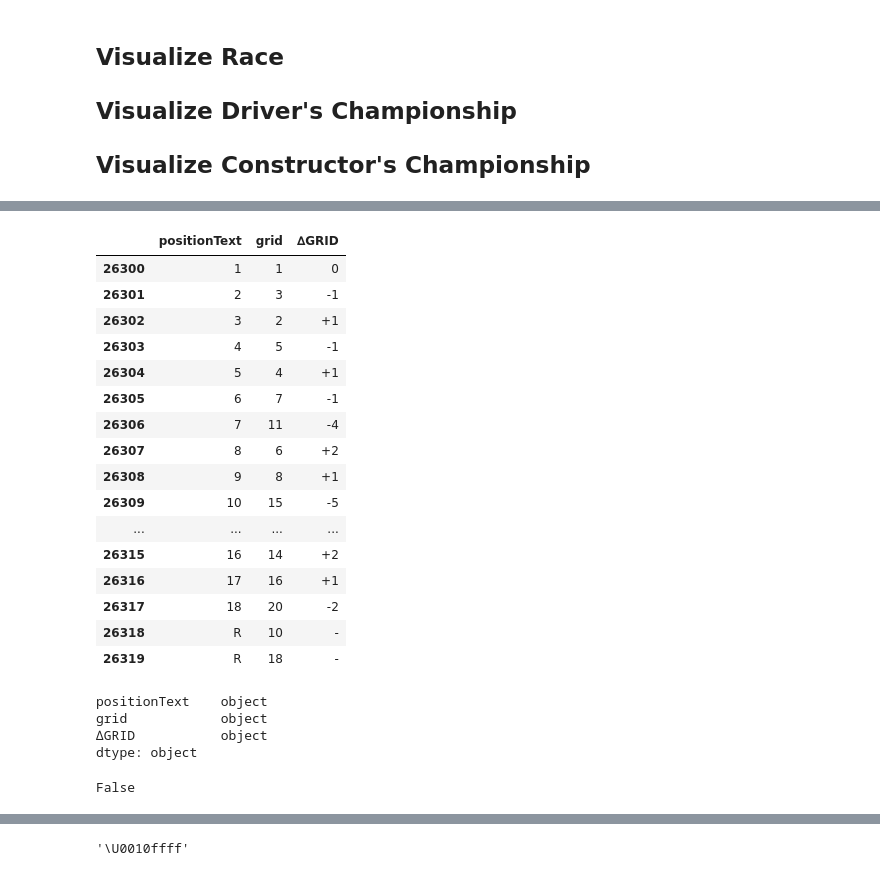
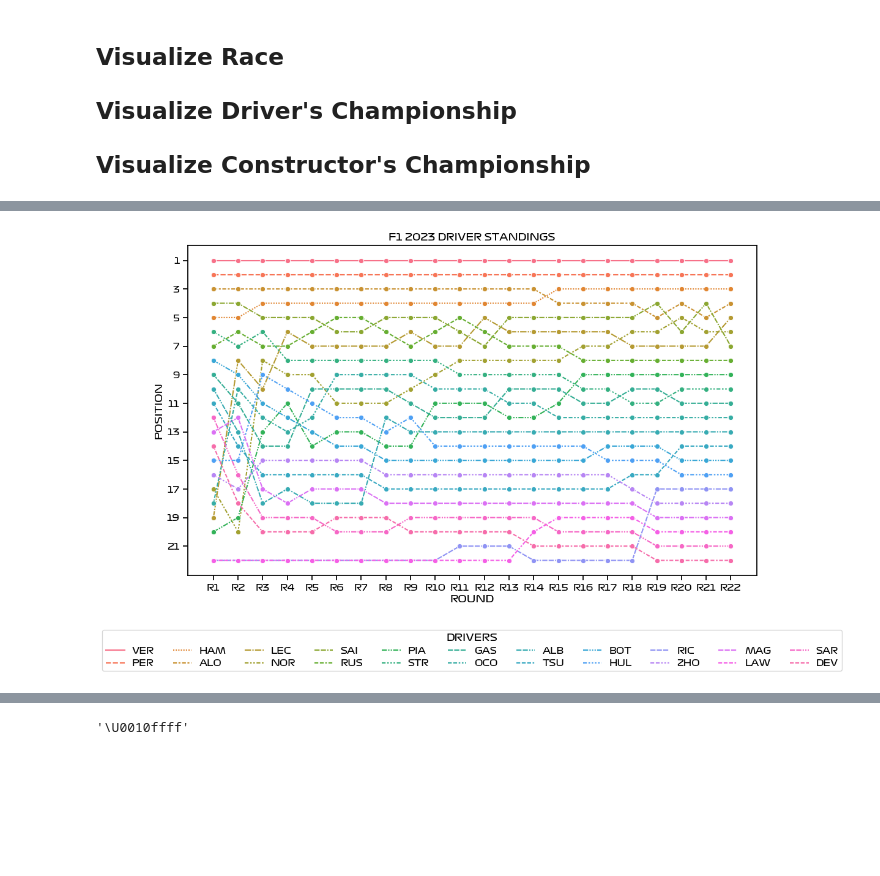
Before and after one commit to yooseungkim/FormulaOne, a Jupyter notebook: formula_one.ipynb, the cells around one changed output, grey strips where cells are left out. Drawn from its saved outputs; the diff is of its cells as text; code cells hidden in the pictures; blank space fills up the shorter version.

Commit message:
completed visualizing year standings

```diff
--- a/formula_one.ipynb
+++ b/formula_one.ipynb
@@ -185,7 +186,7 @@ class F1Query:
     def getRacesByYear(self, year: int) -> pd.DataFrame:
         query = self.races.query("year == @year")
         if len(query) == 0:
-            raise self.NoResultError(exact)
+            raise self.NoResultError()
         return query
 
     def getRaceIdByYearKeyword(self, year: int, keyword: str, exact=None) -> int:
@@ -204,7 +205,7 @@ class F1Query:
     def getRaceIdByYearRound(self, year: int, round: int) -> int:
         race = self.races.query("year == @year and round == @round")
         if len(race) == 0:
-            raise self.NoResultError(exact)
+            raise self.NoResultError()
         return race.iloc[0].raceId
 
     def getDriverIdByNumber(self, driverNumber) -> int:
@@ -227,7 +228,43 @@ class F1Query:
             raise self.NoResultError()
         return raceResults
 
-    def getRaceResultByKeyword(self, keyword, exact=None):
+    def getRaceResultByKeyword(self, keyword, exact=None) -> pd.DataFrame:
         if exact is None:
             exact = self.__exact
         races = self.getCircuitByKeyword(keyword, exact)
+
+    def getDriverStandingsOfYear(self, year) -> pd.DataFrame:
+        rounds = len(self.getRacesByYear(year))
+
+        driverStandings = pd.DataFrame(columns=["driverId"])
+        for round in range(1, rounds + 1):
+            raceId = self.getRaceIdByYearRound(year, round)
+            driverStanding = self.driver_standings.query("raceId == @raceId")
+            driverStanding = driverStanding[["driverId", "position"]]
+            driverStanding.rename(
+                columns={"position": f"R{round}"}, inplace=True)
+            driverStandings = pd.merge(
+                driverStandings, driverStanding, how="outer", on=["driverId"])
+        driverStandings.fillna(len(driverStandings), inplace=True)
+        driverStandings.sort_values(by=f"R{rounds}", inplace=True)
+        driverStandings = driverStandings.astype(int)
+        return driverStandings
+
+    def getConstructorStandingsOfYear(self, year) -> pd.DataFrame:
+        rounds = len(self.getRacesByYear(year))
+
+        constructorStandings = pd.DataFrame(columns=["constructorId"])
+        for round in range(1, rounds + 1):
+            raceId = self.getRaceIdByYearRound(year, round)
+            constructorStanding = self.constructor_standings.query(
+                "raceId == @raceId")
+            constructorStanding = constructorStanding[[
+                "constructorId", "position"]]
+            constructorStanding.rename(
+                columns={"position": f"R{round}"}, inplace=True)
+            constructorStandings = pd.merge(
+                constructorStandings, constructorStanding, how="outer", on=["constructorId"])
+        constructorStandings.fillna(len(constructorStandings), inplace=True)
+        constructorStandings.sort_values(by=f"R{rounds}", inplace=True)
+        constructorStandings = constructorStandings.astype(int)
+        return constructorStandings
@@ -488,31 +565,4 @@ df['∆GRID'] = df.apply(_posDelta, axis=1)
-# %%
-df
-# %% [output]
-|  | positionText | grid | ∆GRID |
-| 26300 | 1 | 1 | 0 |
-| 26301 | 2 | 3 | -1 |
-| 26302 | 3 | 2 | +1 |
-| 26303 | 4 | 5 | -1 |
-| 26304 | 5 | 4 | +1 |
-| 26305 | 6 | 7 | -1 |
-| 26306 | 7 | 11 | -4 |
-| 26307 | 8 | 6 | +2 |
-| 26308 | 9 | 8 | +1 |
-| 26309 | 10 | 15 | -5 |
-| ... | ... | ... | ... |
-| 26315 | 16 | 14 | +2 |
-| 26316 | 17 | 16 | +1 |
-| 26317 | 18 | 20 | -2 |
-| 26318 | R | 10 | - |
-| 26319 | R | 18 | - |
-# %%
-df.dtypes
-# %% [output]
-positionText    object
-grid            object
-∆GRID           object
-dtype: object
-# %%
-"1124124" > "9"
-# %% [output]
-False
+# %%
+Visualizer.showDriverStandingGraph(2023)
+# %% [output]
+[figure, added]
```
Also changed, not shown: parts of 11 cells of this notebook, 2 other files.
